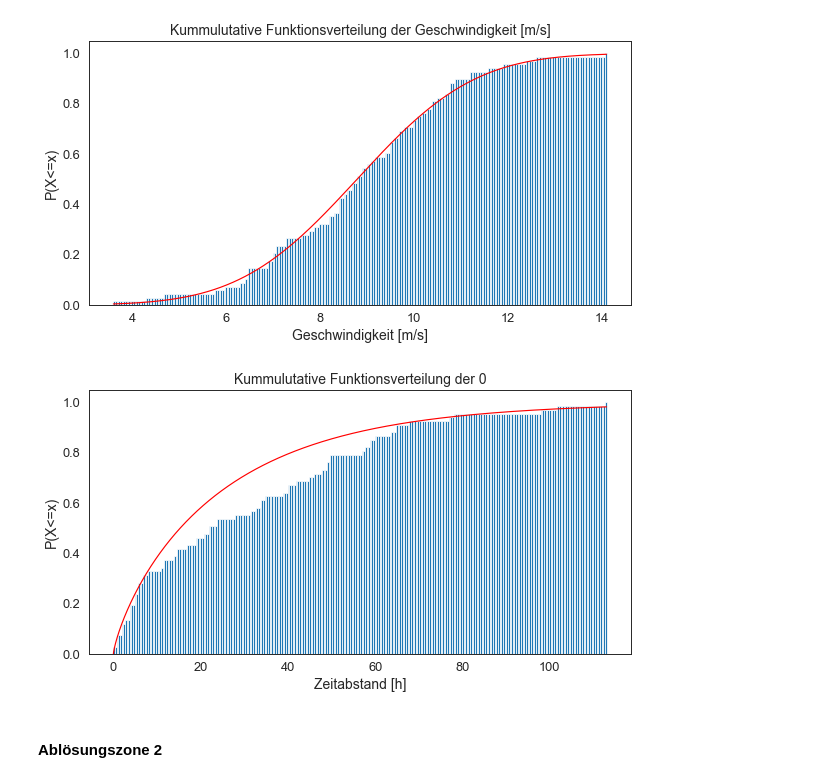
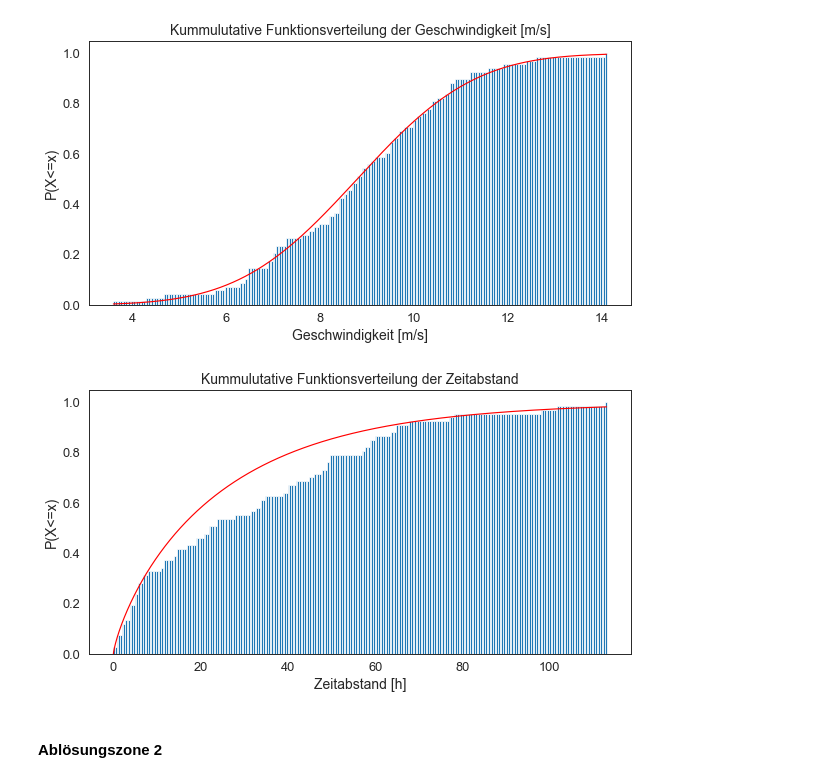
Before and after one commit to 7ben18/FHNW_Steinschlagrisiko, a Jupyter notebook: FHNW_Steinschlagrisiko.ipynb, the cells around one changed output. Saved outputs shown, nothing was run; the diff lists cells and outputs as text; code cells hidden in the pictures.

```diff
--- a/FHNW_Steinschlagrisiko.ipynb
+++ b/FHNW_Steinschlagrisiko.ipynb
@@ -296,8 +299,16 @@ def calcTimeDistance(zone):
 # %%
-# Create lists with times
-dates_zone1 = list(i for i in df1["Datum"])
-dates_zone2 = list(i for i in df2["Datum"])
+# Liste erstellen mit Zeiten
+zeiten_zone1 = list(i for i in df1["Datum"])
+zeiten_zone2 = list(i for i in df2["Datum"])
 
-# Calculate time between each rockfall for zone 1 & 2
-time_dist_zone1 = calcTimeDistance(dates_zone1)
-time_dist_zone2 = calcTimeDistance(dates_zone2)
+# Abstand zwischen Steinschlägen berechnen
+zeitabstand_zone1 = zeitabstand_berechnen(zeiten_zone1)
+zeitabstand_zone2 = zeitabstand_berechnen(zeiten_zone2)
+
+# Dataframe mit Zeitabsständn erstellen
+df_zeitabstand_zone1 = pd.DataFrame(zeitabstand_zone1)
+df_zeitabstand_zone2 = pd.DataFrame(zeitabstand_zone2)
+
+# Spaltenname von '0' zu 'Zeitabstand' umbenennen
+df_zeitabstand_zone1 = df_zeitabstand_1.rename(columns={0:"Zeitabstand"})
+df_zeitabstand_zone2 = df_zeitabstand_2.rename(columns={0:"Zeitabstand"})
@@ -418,7 +423,7 @@ print(distribution_time2_param)
 # %% [markdown]
 ### 5.2 Kummultative Funktionsverteilung (CDF)
 # %%
-def cdf_function(dataframe, attribute, xachse, distr):
+def plot_cdf(dataframe, attribute, xachse, distr):
 
     # Gleichmässige Punkteveteilung auf der x-Achse
     x = np.linspace(min(dataframe[attribute]),max(dataframe[attribute]), 10000)
@@ -460,9 +465,9 @@ cdf_function(df1, "Geschwindigkeit [m/s]", "Geschwindigkeit [m/s]", "norm")
 # %% [output]
 [figure]
 # %%
-cdf_function(df_Zeitabstand_1, 0, "Zeitabstand [h]", "gamma")
+plot_cdf(df_zeitabstand_zone1, "Zeitabstand", "Zeitabstand [h]", "gamma")
 # %% [output]
-[figure, old version]
+[figure, new version]
 # %% [markdown]
 #### Ablösungszone 2
 # %%
```
Also changed, not shown: parts of 53 cells of this notebook.
